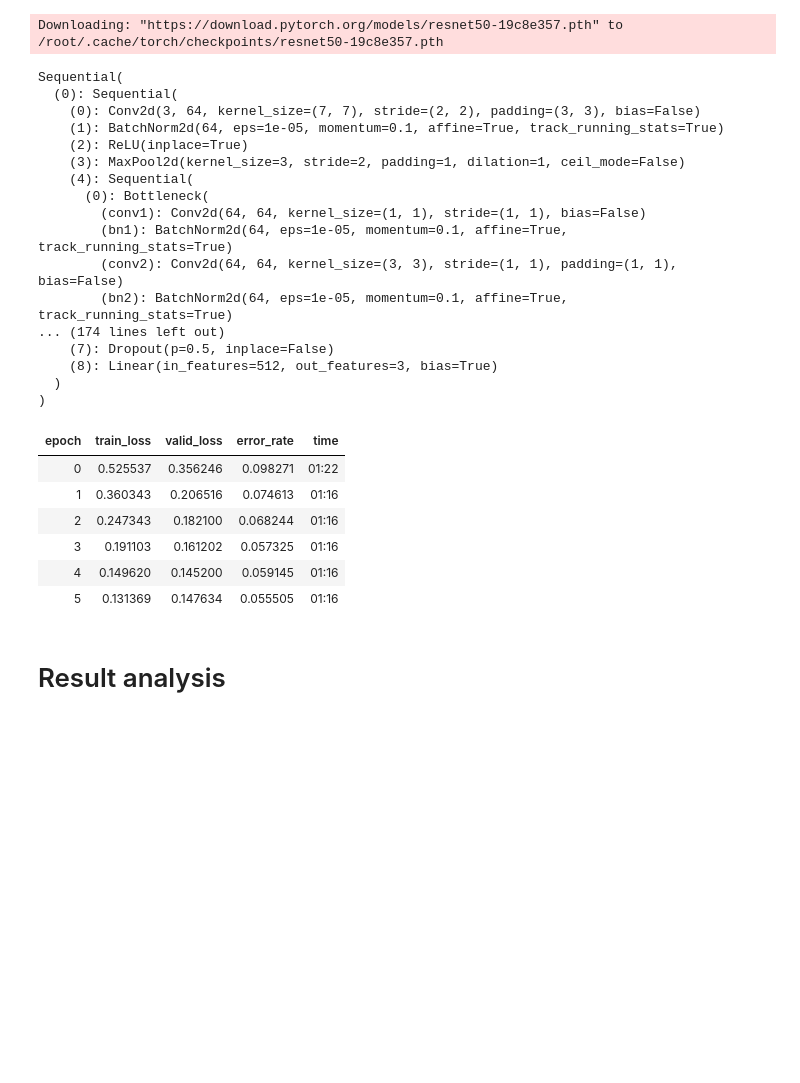
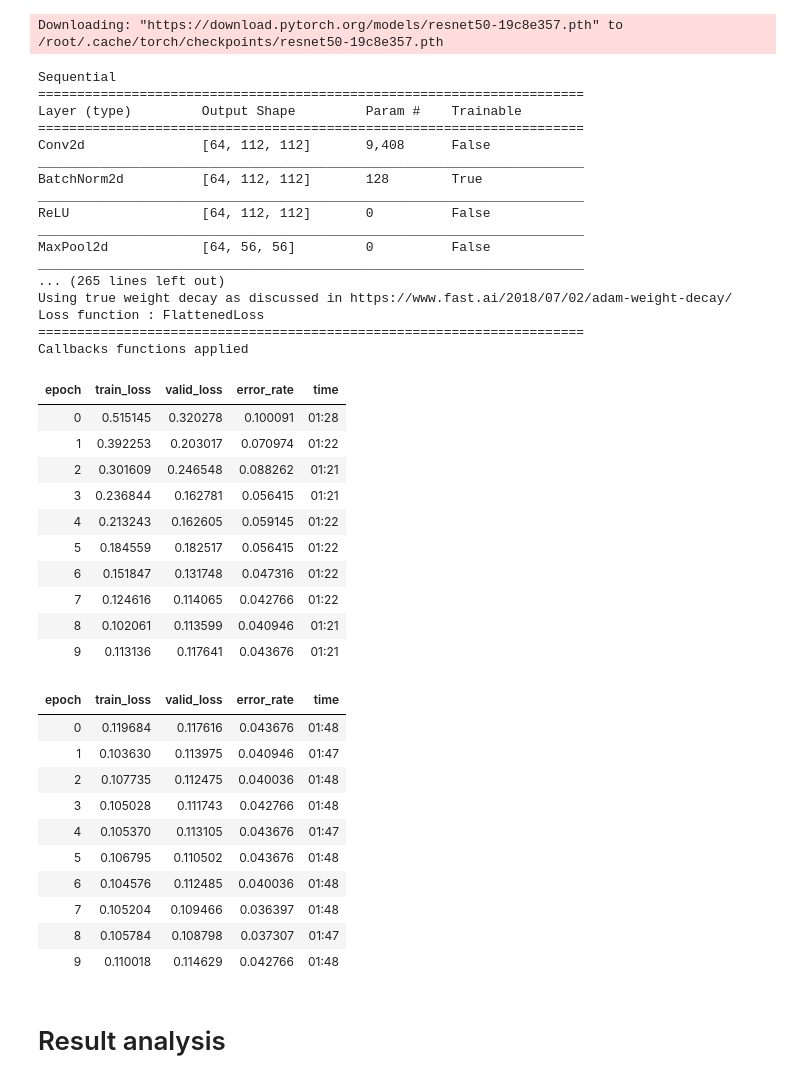
Before and after one commit to renaud-florquin/hands_on_AI, a Jupyter notebook: defis/defi1/forest/using_fastai.ipynb, the cells around one changed output. Cells and saved outputs as stored; diff of their text form; code cells hidden in the pictures; blank space fills up the shorter version.

```diff
--- a/defis/defi1/forest/using_fastai.ipynb
+++ b/defis/defi1/forest/using_fastai.ipynb
@@ -53,34 +55,51 @@ learn = cnn_learner(data, models.resnet50, metrics=error_rate)
 # %% [output]
 Downloading: "https://download.pytorch.org/models/resnet50-19c8e357.pth" to /root/.cache/torch/checkpoints/resnet50-19c8e357.pth
 # %%
-learn.model
+learn.summary()
 # %% [output]
-Sequential(
-  (0): Sequential(
-    (0): Conv2d(3, 64, kernel_size=(7, 7), stride=(2, 2), padding=(3, 3), bias=False)
-    (1): BatchNorm2d(64, eps=1e-05, momentum=0.1, affine=True, track_running_stats=True)
-    (2): ReLU(inplace=True)
-    (3): MaxPool2d(kernel_size=3, stride=2, padding=1, dilation=1, ceil_mode=False)
-    (4): Sequential(
-      (0): Bottleneck(
-        (conv1): Conv2d(64, 64, kernel_size=(1, 1), stride=(1, 1), bias=False)
-        (bn1): BatchNorm2d(64, eps=1e-05, momentum=0.1, affine=True, track_running_stats=True)
-        (conv2): Conv2d(64, 64, kernel_size=(3, 3), stride=(1, 1), padding=(1, 1), bias=False)
-        (bn2): BatchNorm2d(64, eps=1e-05, momentum=0.1, affine=True, track_running_stats=True)
-... (174 lines left out)
-    (7): Dropout(p=0.5, inplace=False)
-    (8): Linear(in_features=512, out_features=3, bias=True)
-  )
-)
+Sequential
+======================================================================
+Layer (type)         Output Shape         Param #    Trainable
+======================================================================
+Conv2d               [64, 112, 112]       9,408      False
+______________________________________________________________________
+BatchNorm2d          [64, 112, 112]       128        True
+______________________________________________________________________
+ReLU                 [64, 112, 112]       0          False
+______________________________________________________________________
+MaxPool2d            [64, 56, 56]         0          False
+______________________________________________________________________
+... (265 lines left out)
+Using true weight decay as discussed in https://www.fast.ai/2018/07/02/adam-weight-decay/
+Loss function : FlattenedLoss
+======================================================================
+Callbacks functions applied
-# %%
-learn.fit_one_cycle(6)
-# %% [output]
-| epoch | train_loss | valid_loss | error_rate | time |
-| 0 | 0.525537 | 0.356246 | 0.098271 | 01:22 |
-| 1 | 0.360343 | 0.206516 | 0.074613 | 01:16 |
-| 2 | 0.247343 | 0.182100 | 0.068244 | 01:16 |
-| 3 | 0.191103 | 0.161202 | 0.057325 | 01:16 |
-| 4 | 0.149620 | 0.145200 | 0.059145 | 01:16 |
-| 5 | 0.131369 | 0.147634 | 0.055505 | 01:16 |
+# %%
+learn.fit_one_cycle(10)
+learn.unfreeze()
+learn.fit_one_cycle(10, max_lr=slice(1e-8,1e-6))
+# %% [output]
+| epoch | train_loss | valid_loss | error_rate | time |
+| 0 | 0.515145 | 0.320278 | 0.100091 | 01:28 |
+| 1 | 0.392253 | 0.203017 | 0.070974 | 01:22 |
+| 2 | 0.301609 | 0.246548 | 0.088262 | 01:21 |
+| 3 | 0.236844 | 0.162781 | 0.056415 | 01:21 |
+| 4 | 0.213243 | 0.162605 | 0.059145 | 01:22 |
+| 5 | 0.184559 | 0.182517 | 0.056415 | 01:22 |
+| 6 | 0.151847 | 0.131748 | 0.047316 | 01:22 |
+| 7 | 0.124616 | 0.114065 | 0.042766 | 01:22 |
+| 8 | 0.102061 | 0.113599 | 0.040946 | 01:21 |
+| 9 | 0.113136 | 0.117641 | 0.043676 | 01:21 |
+| epoch | train_loss | valid_loss | error_rate | time |
+| 0 | 0.119684 | 0.117616 | 0.043676 | 01:48 |
+| 1 | 0.103630 | 0.113975 | 0.040946 | 01:47 |
+| 2 | 0.107735 | 0.112475 | 0.040036 | 01:48 |
+| 3 | 0.105028 | 0.111743 | 0.042766 | 01:48 |
+| 4 | 0.105370 | 0.113105 | 0.043676 | 01:47 |
+| 5 | 0.106795 | 0.110502 | 0.043676 | 01:48 |
+| 6 | 0.104576 | 0.112485 | 0.040036 | 01:48 |
+| 7 | 0.105204 | 0.109466 | 0.036397 | 01:48 |
+| 8 | 0.105784 | 0.108798 | 0.037307 | 01:47 |
+| 9 | 0.110018 | 0.114629 | 0.042766 | 01:48 |
 # %%
 learn.save('fire_forest_model_1')
```
Also changed, not shown: parts of 17 cells of this notebook.
